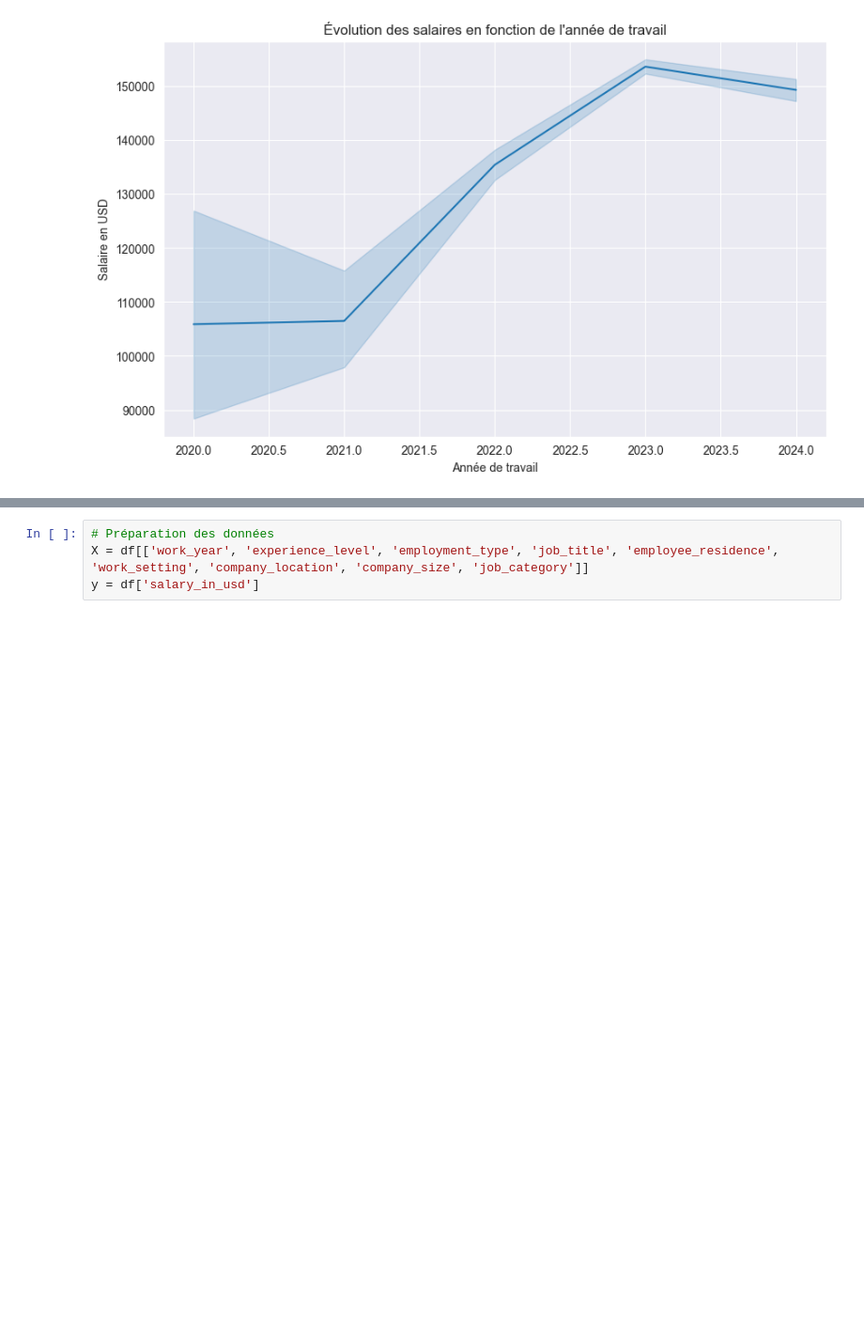
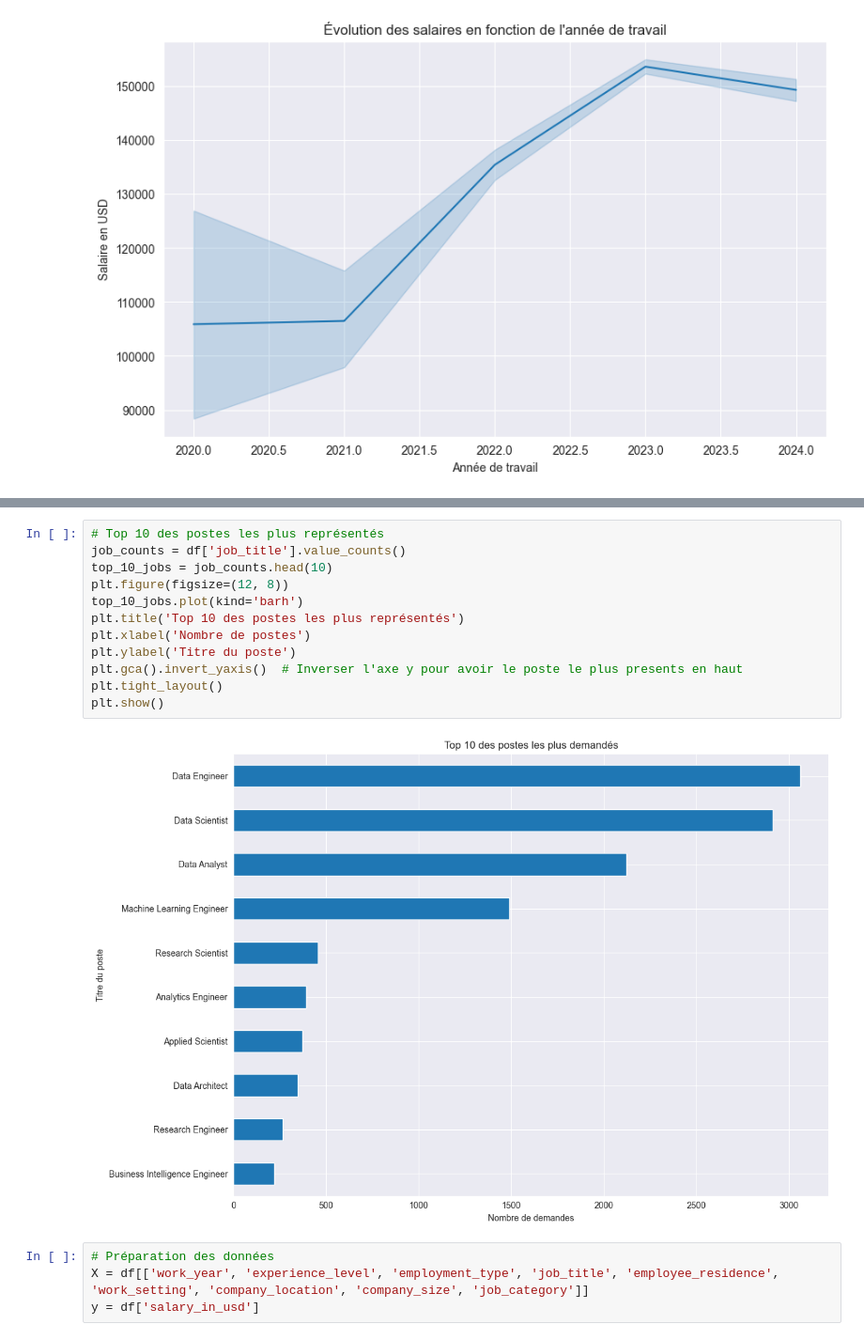
Before and after one commit to persi-man/salary_predict, a Jupyter notebook: Notebook.ipynb, the cells around one changed output, grey strips where cells are left out. Shown at 94% size. Saved outputs shown, nothing was run; the diff lists cells and outputs as text; blank space fills up the shorter version.

```diff
--- a/Notebook.ipynb
+++ b/Notebook.ipynb
@@ -120,3 +144,17 @@ plt.show()
+# %%
+# Top 10 des postes les plus représentés
+job_counts = df['job_title'].value_counts()
+top_10_jobs = job_counts.head(10)
+plt.figure(figsize=(12, 8))
+top_10_jobs.plot(kind='barh')
+plt.title('Top 10 des postes les plus représentés')
+plt.xlabel('Nombre de postes')
+plt.ylabel('Titre du poste')
+plt.gca().invert_yaxis()  # Inverser l'axe y pour avoir le poste le plus presents en haut
+plt.tight_layout()
+plt.show()
+# %% [output]
+[figure, added]
 # %%
 # Préparation des données
 X = df[['work_year', 'experience_level', 'employment_type', 'job_title', 'employee_residence', 'work_setting', 'company_location', 'company_size', 'job_category']]
```
Also changed, not shown: parts of 4 cells of this notebook.
